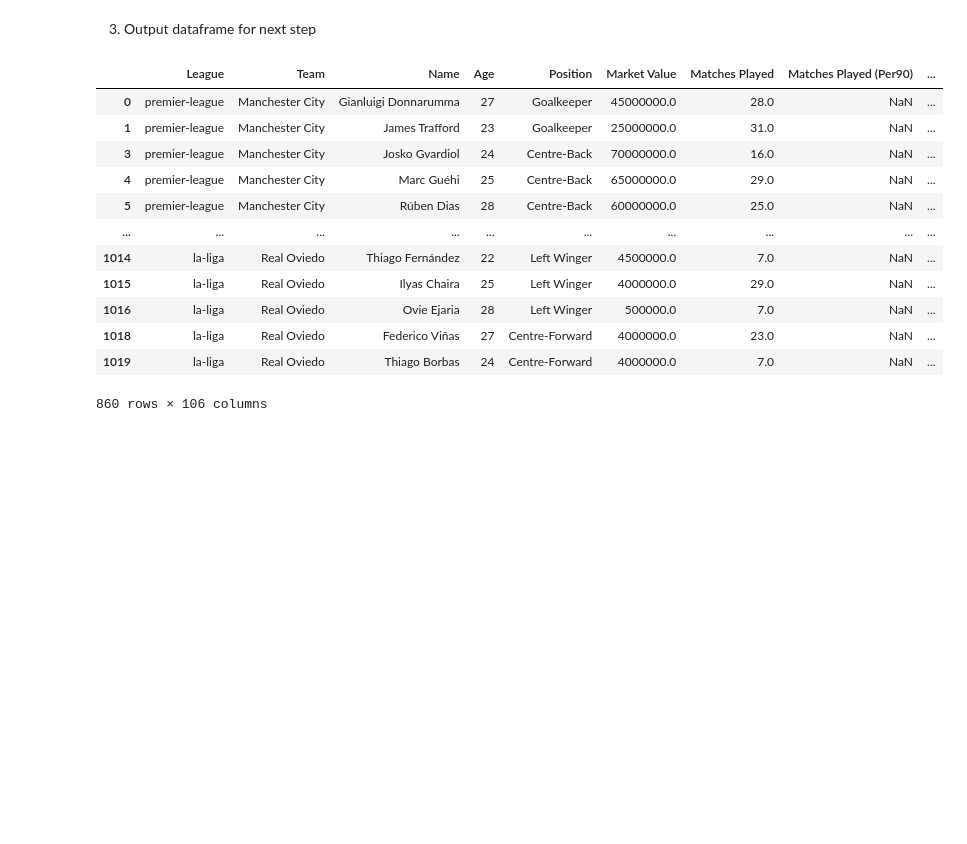
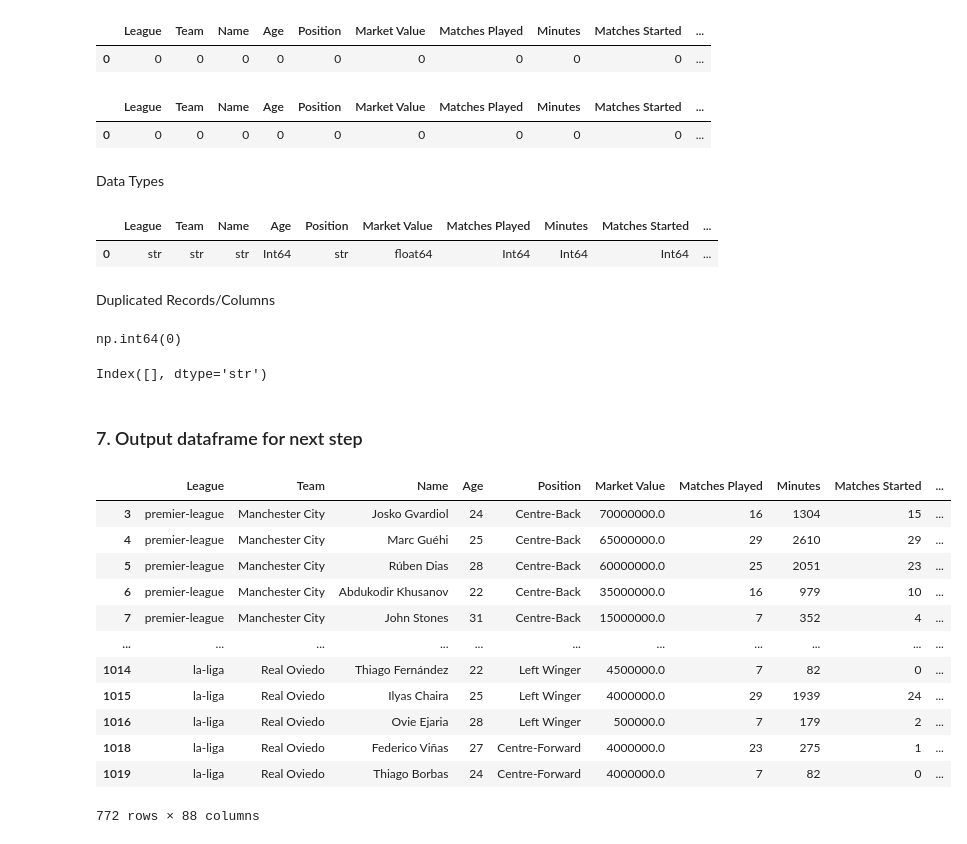
Before and after one commit to amenhany/football-analytics, a Jupyter notebook: notebooks/02_cleaning.ipynb, the cells around one changed output. Cells and saved outputs as stored; diff of their text form; code cells hidden in the pictures; blank space fills up the shorter version.

```diff
--- a/notebooks/02_cleaning.ipynb
+++ b/notebooks/02_cleaning.ipynb
@@ -52,0 +137,3 @@ df = clean_dataframe(df)
+# %%
+df_gk = df[df["Position"] == "Goalkeeper"]
+df_outfield = df[df["Position"] != "Goalkeeper"]
@@ -52,0 +156,11 @@ df = clean_dataframe(df)
+# %%
+useless_outfield_cols = [
+    "Saves",
+    "Saves (Per90)",
+    "Save Percentage",
+    "Punches",
+    "Punches (Per90)",
+    "Penalty Conversion Rate"
+]
+
+useless_outfield_cols
@@ -52,0 +174,3 @@ df = clean_dataframe(df)
+# %%
+df_gk = df_gk.drop(columns=useless_gk_cols)
+df_outfield = df_outfield.drop(columns=useless_outfield_cols)
@@ -52,0 +188,2 @@ df = clean_dataframe(df)
+# %%
+df_outfield = df_outfield.dropna(subset=["Dribbles"])
@@ -53,3 +194,30 @@ df = clean_dataframe(df)
+# %%
+pd.DataFrame(df_gk.isna().sum()).T
+# %% [output]
+|  | League | Team | Name | Age | Position | Market Value | Matches Played | Minutes | Matches Started | ... |
+| 0 | 0 | 0 | 0 | 0 | 0 | 0 | 0 | 0 | 0 | ... |
+# %%
+pd.DataFrame(df_outfield.isna().sum()).T
+# %% [output]
+|  | League | Team | Name | Age | Position | Market Value | Matches Played | Minutes | Matches Started | ... |
+| 0 | 0 | 0 | 0 | 0 | 0 | 0 | 0 | 0 | 0 | ... |
+# %% [markdown]
+Data Types
+# %%
+pd.DataFrame(df.dtypes).T
+# %% [output]
+|  | League | Team | Name | Age | Position | Market Value | Matches Played | Minutes | Matches Started | ... |
+| 0 | str | str | str | Int64 | str | float64 | Int64 | Int64 | Int64 | ... |
+# %% [markdown]
+Duplicated Records/Columns
+# %%
+df.duplicated().sum()
+# %% [output]
+np.int64(0)
+# %%
+df.columns[df.columns.duplicated()]
+# %% [output]
+Index([], dtype='str')
 # %% [markdown]
-3. Output dataframe for next step
+### 7. Output dataframe for next step
 # %%
@@ -57,16 +230,16 @@ df.to_pickle("../data/clean/clean_df.pkl")
-# %%
-df
-# %% [output]
-|  | League | Team | Name | Age | Position | Market Value | Matches Played | Matches Played (Per90) | ... |
-| 0 | premier-league | Manchester City | Gianluigi Donnarumma | 27 | Goalkeeper | 45000000.0 | 28.0 | NaN | ... |
-| 1 | premier-league | Manchester City | James Trafford | 23 | Goalkeeper | 25000000.0 | 31.0 | NaN | ... |
-| 3 | premier-league | Manchester City | Josko Gvardiol | 24 | Centre-Back | 70000000.0 | 16.0 | NaN | ... |
-| 4 | premier-league | Manchester City | Marc Guéhi | 25 | Centre-Back | 65000000.0 | 29.0 | NaN | ... |
-| 5 | premier-league | Manchester City | Rúben Dias | 28 | Centre-Back | 60000000.0 | 25.0 | NaN | ... |
-| ... | ... | ... | ... | ... | ... | ... | ... | ... | ... |
-| 1014 | la-liga | Real Oviedo | Thiago Fernández | 22 | Left Winger | 4500000.0 | 7.0 | NaN | ... |
-| 1015 | la-liga | Real Oviedo | Ilyas Chaira | 25 | Left Winger | 4000000.0 | 29.0 | NaN | ... |
-| 1016 | la-liga | Real Oviedo | Ovie Ejaria | 28 | Left Winger | 500000.0 | 7.0 | NaN | ... |
-| 1018 | la-liga | Real Oviedo | Federico Viñas | 27 | Centre-Forward | 4000000.0 | 23.0 | NaN | ... |
-| 1019 | la-liga | Real Oviedo | Thiago Borbas | 24 | Centre-Forward | 4000000.0 | 7.0 | NaN | ... |
-860 rows × 106 columns
+# %%
+df_outfield
+# %% [output]
+|  | League | Team | Name | Age | Position | Market Value | Matches Played | Minutes | Matches Started | ... |
+| 3 | premier-league | Manchester City | Josko Gvardiol | 24 | Centre-Back | 70000000.0 | 16 | 1304 | 15 | ... |
+| 4 | premier-league | Manchester City | Marc Guéhi | 25 | Centre-Back | 65000000.0 | 29 | 2610 | 29 | ... |
+| 5 | premier-league | Manchester City | Rúben Dias | 28 | Centre-Back | 60000000.0 | 25 | 2051 | 23 | ... |
+| 6 | premier-league | Manchester City | Abdukodir Khusanov | 22 | Centre-Back | 35000000.0 | 16 | 979 | 10 | ... |
+| 7 | premier-league | Manchester City | John Stones | 31 | Centre-Back | 15000000.0 | 7 | 352 | 4 | ... |
+| ... | ... | ... | ... | ... | ... | ... | ... | ... | ... | ... |
+| 1014 | la-liga | Real Oviedo | Thiago Fernández | 22 | Left Winger | 4500000.0 | 7 | 82 | 0 | ... |
+| 1015 | la-liga | Real Oviedo | Ilyas Chaira | 25 | Left Winger | 4000000.0 | 29 | 1939 | 24 | ... |
+| 1016 | la-liga | Real Oviedo | Ovie Ejaria | 28 | Left Winger | 500000.0 | 7 | 179 | 2 | ... |
+| 1018 | la-liga | Real Oviedo | Federico Viñas | 27 | Centre-Forward | 4000000.0 | 23 | 275 | 1 | ... |
+| 1019 | la-liga | Real Oviedo | Thiago Borbas | 24 | Centre-Forward | 4000000.0 | 7 | 82 | 0 | ... |
+772 rows × 88 columns
```
Also changed, not shown: parts of 28 cells of this notebook, 8 other files.
